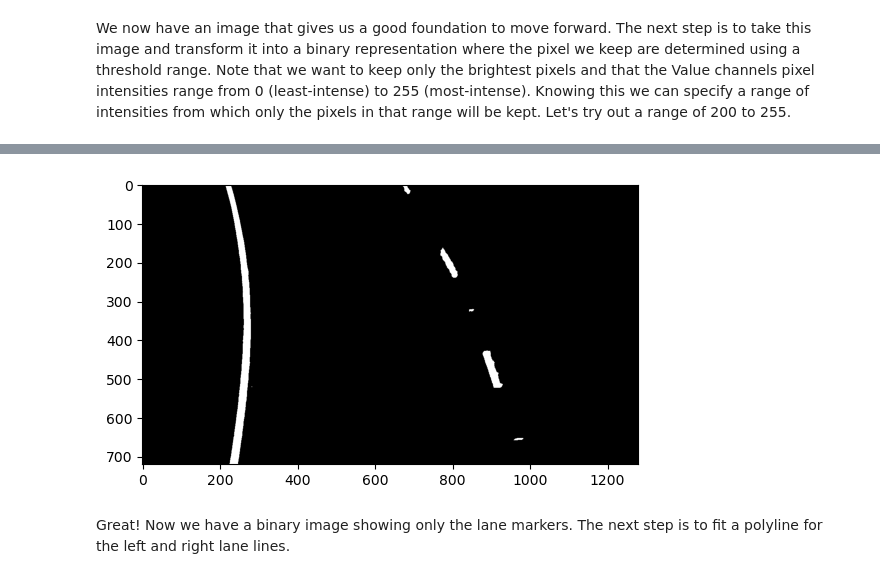
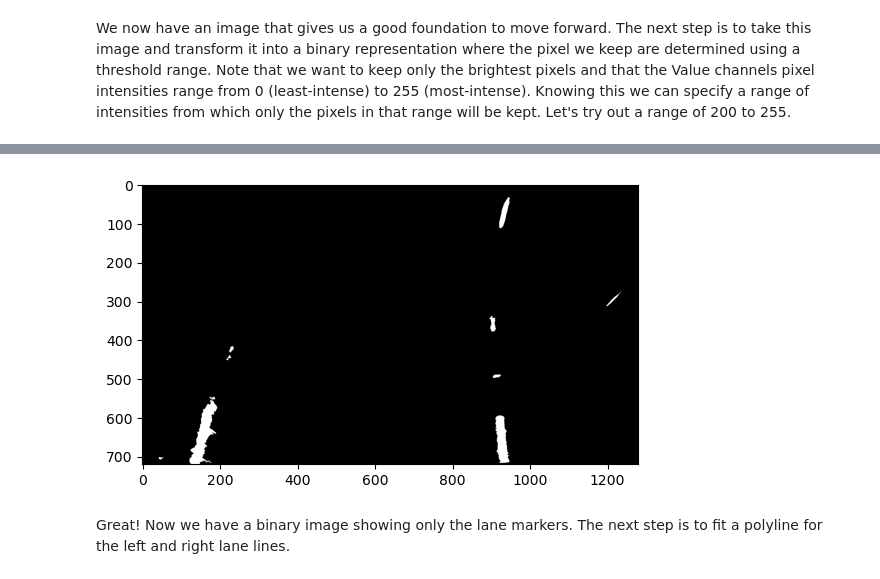
Before and after one commit to xFiveRivers/lane-detection-advanced, a Jupyter notebook: img_transform.ipynb, the cells around one changed output, grey strips where cells are left out. Drawn from its saved outputs; the diff is of its cells as text; code cells hidden in the pictures.

```diff
--- a/img_transform.ipynb
+++ b/img_transform.ipynb
@@ -43,7 +43,7 @@ To remedy this, we can transform our image into a birds-eye view such that we ha
 
 We see that the vehicle is moving through a left turn curve, however the perspective phenomenon makes it seem like the left turn has yet to come. The birds-eye view might show otherwise.
 # %%
-orig_img = cv2.imread('test_images/test2.jpg')
+orig_img = cv2.imread('test_images/test5.jpg')
 img = cv2.cvtColor(orig_img, cv2.COLOR_BGR2RGB)
 
 roi_points = np.int32([[
@@ -141,13 +148,13 @@ We now have an image that gives us a good foundation to move forward. The next s
 # %%
 v_channel = hsv_dict['Value']
-thresh = (200, 255)
+thresh = (210, 255)
 
 output = np.zeros_like(v_channel)
 output[(v_channel >= thresh[0]) & (v_channel <= thresh[1])] = 1
 
 plt.imshow(output, cmap='gray')
 plt.imsave('book_images/threshold.png', output, cmap='gray')
 # %% [output]
-[figure, old version]
+[figure, new version]
 # %% [markdown]
 Great! Now we have a binary image showing only the lane markers. The next step is to fit a polyline for the left and right lane lines.
```
Also changed, not shown: parts of 5 cells of this notebook, 1 other file.
